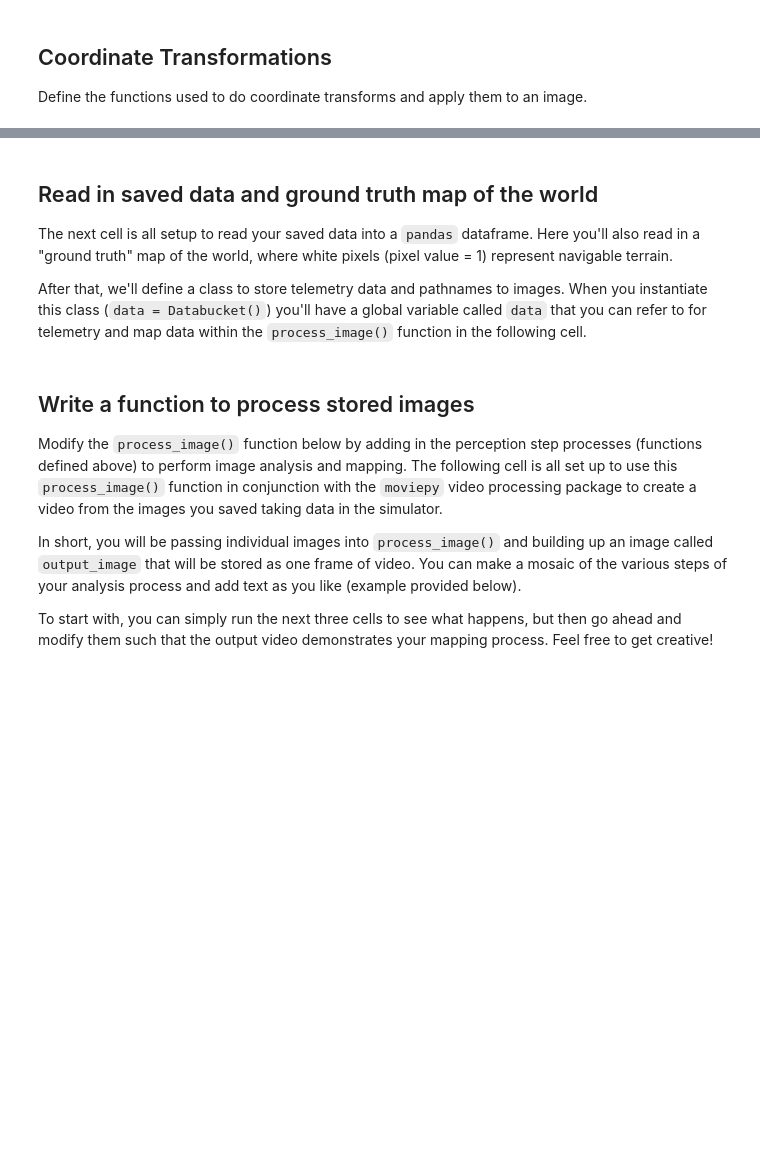
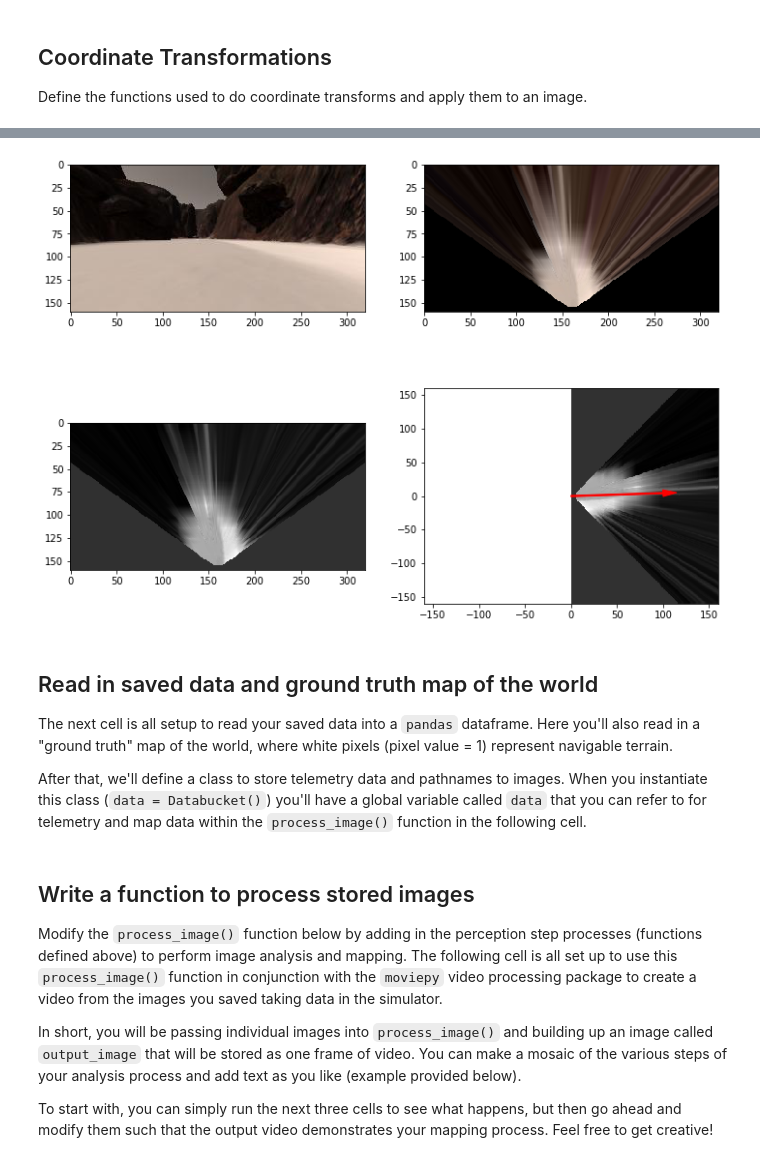
Before and after one commit to dimaga/RoboND-Rover-Project, a Jupyter notebook: code/Rover_Project_Test_Notebook.ipynb, the cells around one changed output, grey strips where cells are left out. Saved outputs shown, nothing was run; the diff lists cells and outputs as text; code cells hidden in the pictures; blank space fills up the shorter version.

Commit message:
Update navi direction code in the lab

```diff
--- a/code/Rover_Project_Test_Notebook.ipynb
+++ b/code/Rover_Project_Test_Notebook.ipynb
@@ -345,0 +267,86 @@ plt.arrow(0, 0, x_arrow, y_arrow, color='red', zorder=2, head_width=10, width=2)
+# %%
+LOCAL_2_ROVER = np.array([
+    [0.0, -1.0, IMAGE_H],
+    [-1.0, 0.0, IMAGE_W * 0.5]],
+    np.float32)
+
+
+# Calculate transformation 2x3 affine transformation matrix
+# From local confidence map into global confidence map reference frames
+def local_2_global(xpos, ypos, yaw, scale):
+    yaw_rad = yaw * np.pi / 180
+    c_scaled = np.cos(yaw_rad) / scale
+    s_scaled = np.sin(yaw_rad) / scale
+
+    rover_2_global = np.array([
+        [c_scaled, -s_scaled, xpos],
+        [s_scaled, c_scaled, ypos]],
+        np.float32)
+
+    return rover_2_global.dot(LOCAL_2_ROVER)
+
+
+IMG_ROWS, IMG_COLS = np.indices((IMAGE_H, IMAGE_W))
+IMG_ROWS = IMG_ROWS.ravel()
+IMG_COLS = IMG_COLS.ravel()
+IMG_ONES = np.ones_like(IMG_COLS)
+
+LOCAL_CONF_POINTS = np.vstack([IMG_COLS, IMG_ROWS, IMG_ONES]).astype(np.float32).T
+
+ROVER_CONF_POINTS = LOCAL_2_ROVER.dot(LOCAL_CONF_POINTS.T).T
+
+ROVER_CONF_DIRS = ROVER_CONF_POINTS / np.linalg.norm(ROVER_CONF_POINTS, axis=1).reshape(-1, 1)
+np.nan_to_num(ROVER_CONF_DIRS, False)
+
+
+def navi_direction(navi_top_view, distract_from_walls):
+    values = navi_top_view.reshape(-1, 1)
+    dirs = ROVER_CONF_DIRS
+
+    if not distract_from_walls:
+        values = np.copy(values)
+        values[values < 0] = 0
+
+    v = np.mean(dirs * values, axis=0)
+    v /= np.linalg.norm(v)
+    np.nan_to_num(v, False)
+    return v
+
+
+# Grab another random image
+IMAGE2 = mpimg.imread(np.random.choice(IMG_LIST))
+IMAGE2_NAVI = CLASSIFIER_NAVI.predict(IMAGE2)
+IMAGE2_NAVI_TOP_VIEW = perspective_2_top(IMAGE2_NAVI)
+
+# Calculate recommended navigation direction
+IMAGE2_NAVI_DIR = navi_direction(IMAGE2_NAVI_TOP_VIEW, False)
+
+# Do some plotting
+fig = plt.figure(figsize=(12,9))
+plt.subplot(221)
+plt.imshow(IMAGE2)
+plt.subplot(222)
+plt.imshow(perspective_2_top(IMAGE2))
+plt.subplot(223)
+plt.imshow(IMAGE2_NAVI_TOP_VIEW, cmap='gray')
+plt.subplot(224)
+
+plt.ylim(-160, 160)
+plt.xlim(-160, 160)
+
+plt.pcolor(
+    ROVER_CONF_POINTS[:, 0].reshape(IMAGE2_NAVI_TOP_VIEW.shape),
+    ROVER_CONF_POINTS[:, 1].reshape(IMAGE2_NAVI_TOP_VIEW.shape),
+    IMAGE2_NAVI_TOP_VIEW,
+    cmap='gray')
+
+plt.arrow(
+    0,
+    0,
+    IMAGE2_NAVI_DIR[0] * 100,
+    IMAGE2_NAVI_DIR[1] * 100,
+    color='red',
+    zorder=2,
+    head_width=10,
+    width=2)
+# %% [output]
@@ -346,3 +354,4 @@ plt.arrow(0, 0, x_arrow, y_arrow, color='red', zorder=2, head_width=10, width=2)
+[figure, added]
 # %% [markdown]
 ## Read in saved data and ground truth map of the world
 The next cell is all setup to read your saved data into a `pandas` dataframe.  Here you'll also read in a "ground truth" map of the world, where white pixels (pixel value = 1) represent navigable terrain.
```
Also changed, not shown: parts of 4 cells of this notebook.
